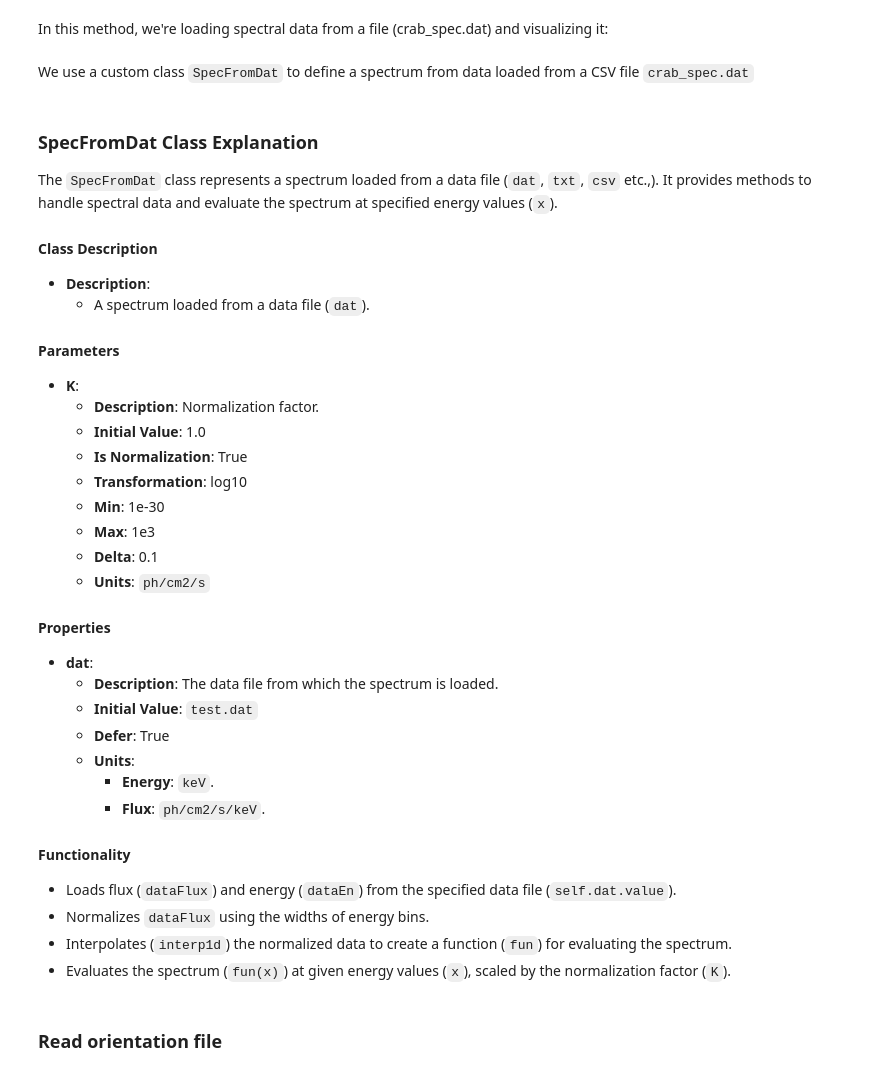
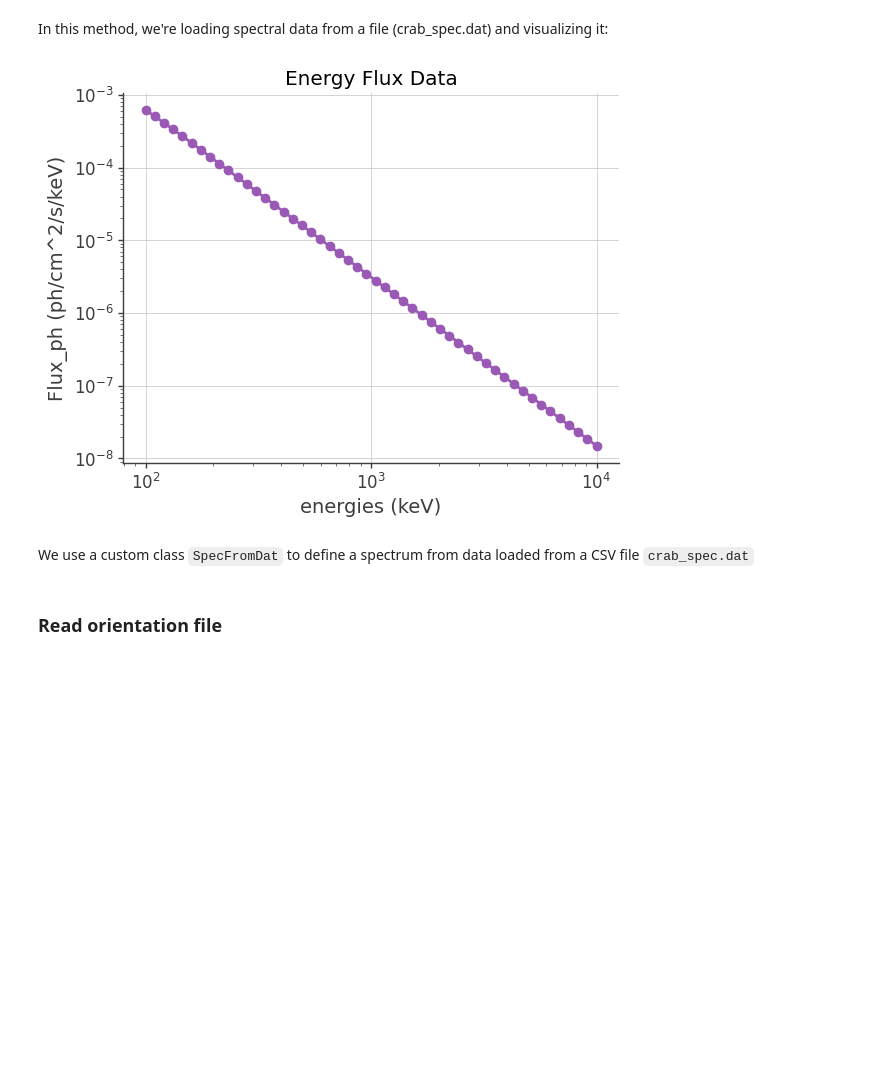
Before and after one commit to hiyoneda/cosipy, a Jupyter notebook: docs/tutorials/source_injector/Point_source_injector.ipynb, the cells around one changed output. Cells and saved outputs as stored; diff of their text form; code cells hidden in the pictures; blank space fills up the shorter version.

```diff
--- a/docs/tutorials/source_injector/Point_source_injector.ipynb
+++ b/docs/tutorials/source_injector/Point_source_injector.ipynb
@@ -143,59 +166,25 @@ ax.set_title("Simulated and injected Crab")
 In this method, we're loading spectral data from a file (crab_spec.dat) and visualizing it:
 # %%
 # Load data from the text file, skipping the index column
-dataFlux = np.genfromtxt("crab_spec.dat",comments = "#",usecols = (2),skip_footer=1,skip_header=5)
-dataEn = np.genfromtxt("crab_spec.dat",comments = "#",usecols = (1),skip_footer=1,skip_header=5)
+dataFlux = np.genfromtxt(
+    "crab_spec.dat", comments="#", usecols=(2), skip_footer=1, skip_header=5
+)
+dataEn = np.genfromtxt(
+    "crab_spec.dat", comments="#", usecols=(1), skip_footer=1, skip_header=5
+)
 # %%
 # Plot the data
-plt.figure(figsize=(10, 6))
 plt.plot(dataEn, dataFlux, marker="o", linestyle="-")
 plt.xscale("log")
 plt.yscale("log")
 plt.xlabel("energies (keV)")
 # plt.ylabel("Flux (keV cm^-2 s^-1)")
 plt.ylabel("Flux_ph (ph/cm^2/s/keV)")
 plt.title("Energy Flux Data")
 plt.grid(True)
 plt.show()
+# %% [output]
+[figure, added]
 # %% [markdown]
 We use a custom class `SpecFromDat` to define a spectrum from data loaded from a CSV file `crab_spec.dat`
-# %% [markdown]
-
-### SpecFromDat Class Explanation
-
-The `SpecFromDat` class represents a spectrum loaded from a data file (`dat`, `txt`, `csv` etc.,). It provides methods to handle spectral data and evaluate the spectrum at specified energy values (`x`).
-
-#### Class Description
-
-- **Description**:
-  - A spectrum loaded from a data file (`dat`).
-
-#### Parameters
-
-- **K**:
-  - **Description**: Normalization factor.
-  - **Initial Value**: 1.0
-  - **Is Normalization**: True
-  - **Transformation**: log10
-  - **Min**: 1e-30
-  - **Max**: 1e3
-  - **Delta**: 0.1
-  - **Units**: `ph/cm2/s`
-
-#### Properties
-
-- **dat**:
-  - **Description**: The data file from which the spectrum is loaded.
-  - **Initial Value**: `test.dat`
-  - **Defer**: True
-  - **Units**:
-    - **Energy**: `keV`.
-    - **Flux**: `ph/cm2/s/keV`.
-
-#### Functionality
-
-- Loads flux (`dataFlux`) and energy (`dataEn`) from the specified data file (`self.dat.value`).
-- Normalizes `dataFlux` using the widths of energy bins.
-- Interpolates (`interp1d`) the normalized data to create a function (`fun`) for evaluating the spectrum.
-- Evaluates the spectrum (`fun(x)`) at given energy values (`x`), scaled by the normalization factor (`K`).
 # %%
```
Also changed, not shown: parts of 33 cells of this notebook, 1 other file.
